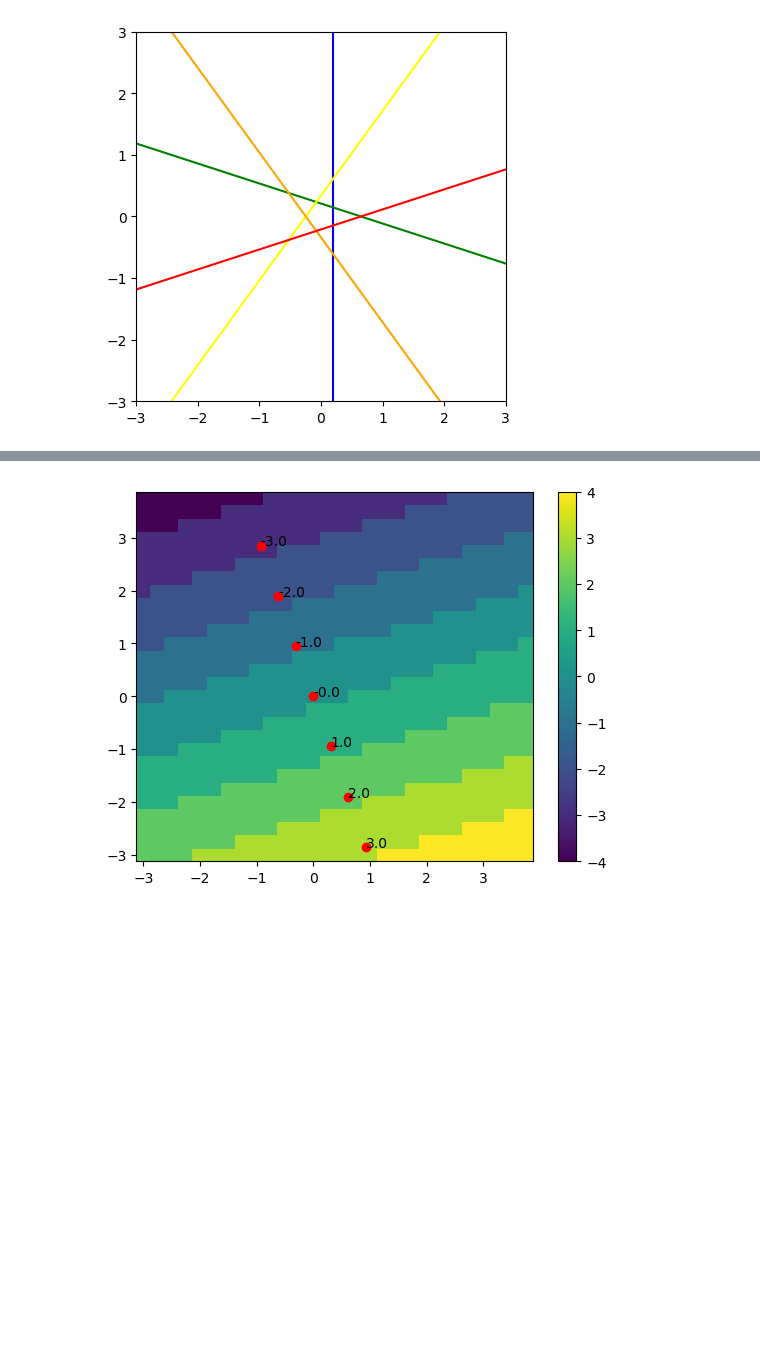
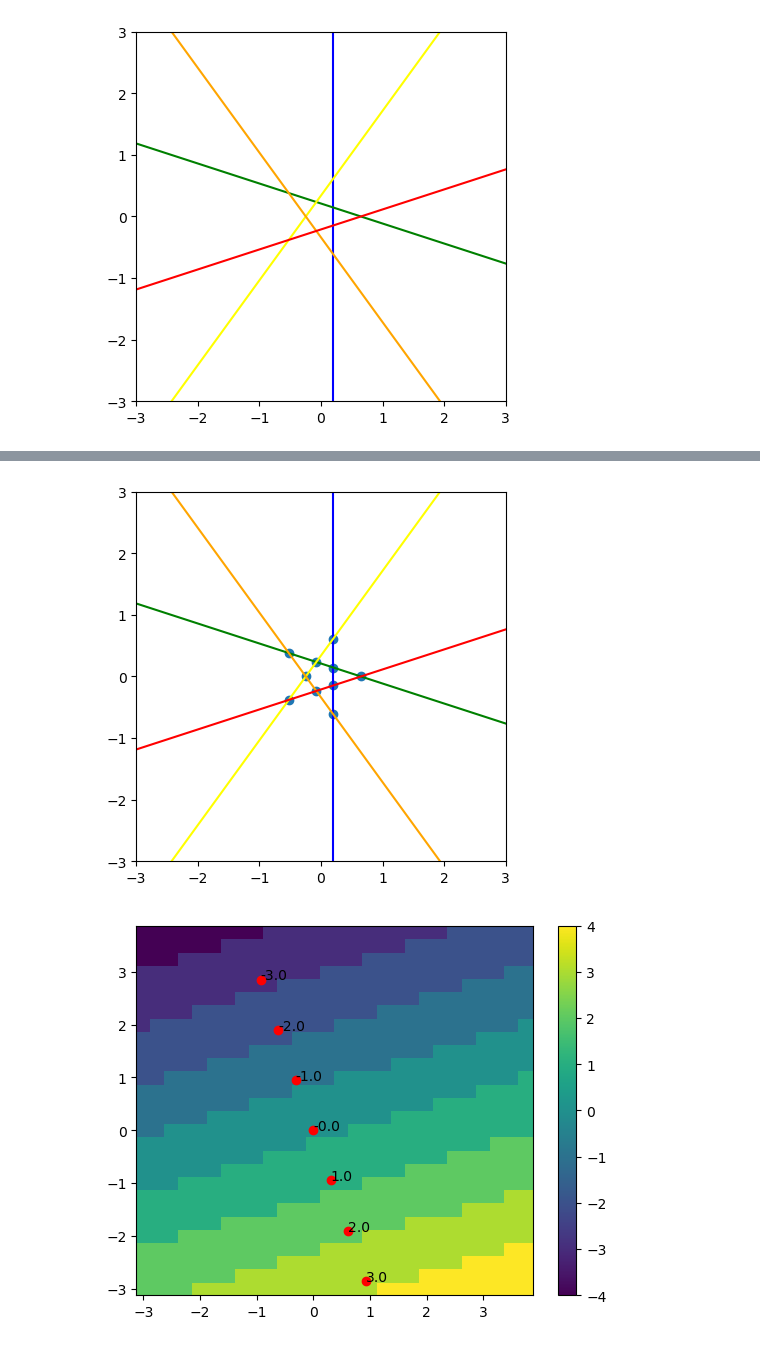
Before and after one commit to WilliamTylerBradley/grid_tilings, a Jupyter notebook: testing_02.ipynb, the cells around one changed output, grey strips where cells are left out. Drawn from its saved outputs; the diff is of its cells as text; code cells hidden in the pictures; blank space fills up the shorter version.

```diff
--- a/testing_02.ipynb
+++ b/testing_02.ipynb
@@ -175,3 +157,15 @@ defaultdict(set,
+# %%
+intersection_points = list(intersections)
+
+fig, ax = plt.subplots()
+ax.add_collection(LineCollection(lines, colors = colors))
+ax.scatter(*zip(*intersection_points))
+ax.set_xlim(-3, 3)
+ax.set_ylim(-3, 3)
+ax.set_aspect('equal')
+plt.show()
+# %% [output]
+[figure, added]
 # %%
 def determine_K(c, x, s, y, o):
     return np.ceil(c * x + s * y - o)
```
Also changed, not shown: parts of 15 cells of this notebook, 2 other files.
